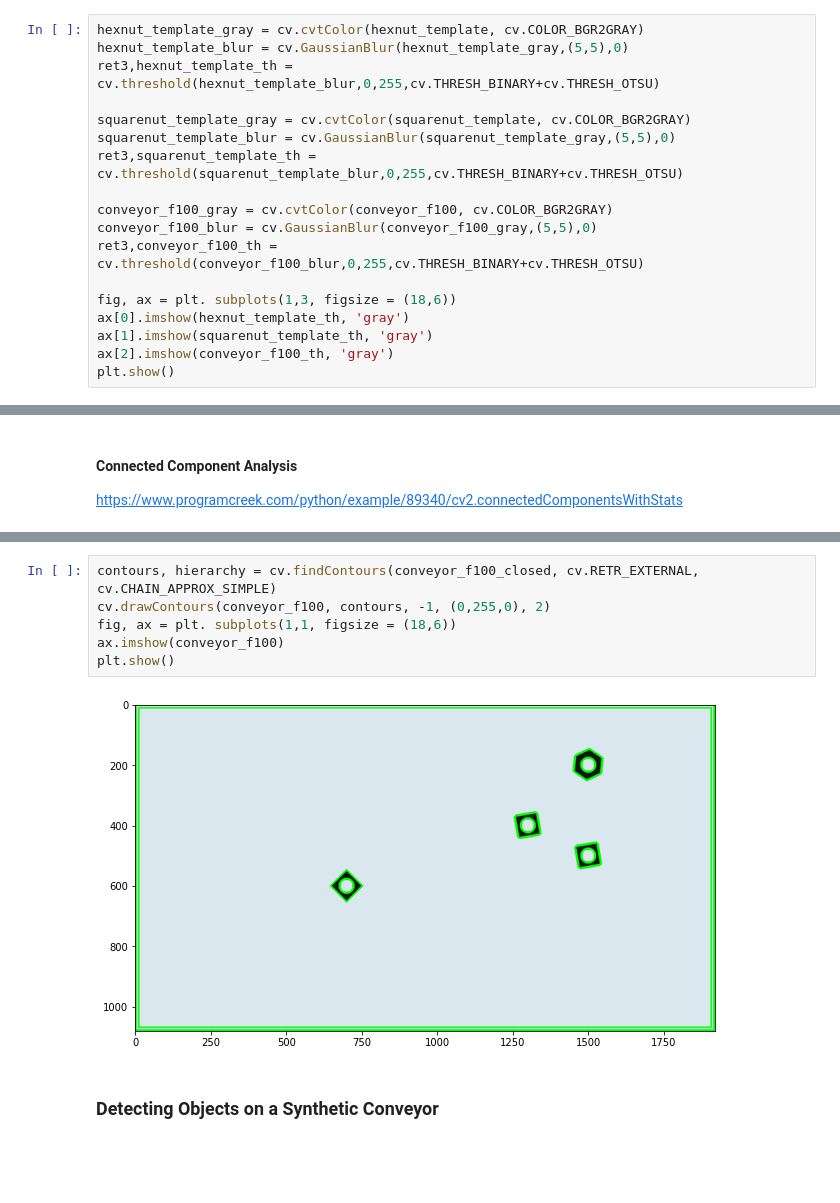
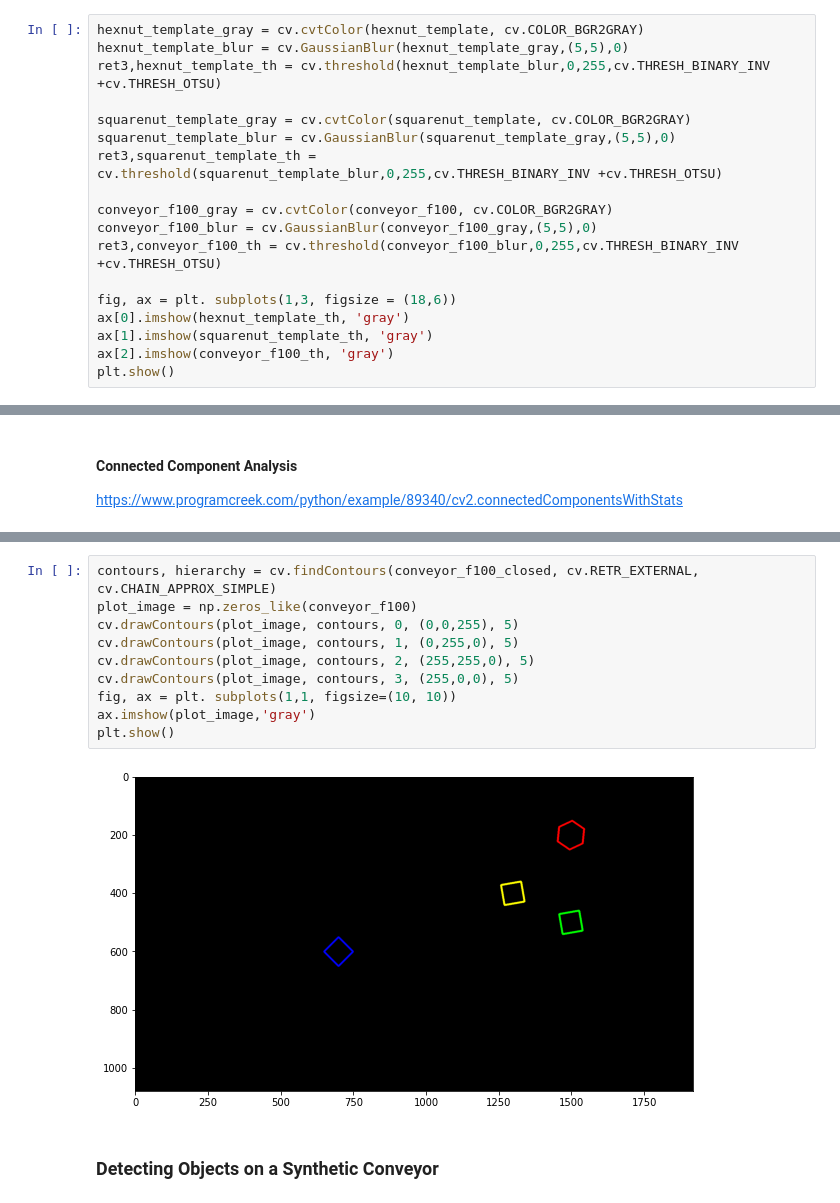
Before and after one commit to K-Thanushan/EN2550-Fundamentals-of-Image-Processing-and-Machine-Vision, a Jupyter notebook: Assignments/Assignment3/Assignment3_190621M.ipynb, the cells around one changed output, grey strips where cells are left out. Saved outputs shown, nothing was run; the diff lists cells and outputs as text; blank space fills up the shorter version.

```diff
--- a/Assignments/Assignment3/Assignment3_190621M.ipynb
+++ b/Assignments/Assignment3/Assignment3_190621M.ipynb
@@ -23,15 +25,15 @@ plt.show()
 # %%
 hexnut_template_gray = cv.cvtColor(hexnut_template, cv.COLOR_BGR2GRAY)
 hexnut_template_blur = cv.GaussianBlur(hexnut_template_gray,(5,5),0)
-ret3,hexnut_template_th = cv.threshold(hexnut_template_blur,0,255,cv.THRESH_BINARY+cv.THRESH_OTSU)
+ret3,hexnut_template_th = cv.threshold(hexnut_template_blur,0,255,cv.THRESH_BINARY_INV +cv.THRESH_OTSU)
 
 squarenut_template_gray = cv.cvtColor(squarenut_template, cv.COLOR_BGR2GRAY)
 squarenut_template_blur = cv.GaussianBlur(squarenut_template_gray,(5,5),0)
-ret3,squarenut_template_th = cv.threshold(squarenut_template_blur,0,255,cv.THRESH_BINARY+cv.THRESH_OTSU)
+ret3,squarenut_template_th = cv.threshold(squarenut_template_blur,0,255,cv.THRESH_BINARY_INV +cv.THRESH_OTSU)
 
 conveyor_f100_gray = cv.cvtColor(conveyor_f100, cv.COLOR_BGR2GRAY)
 conveyor_f100_blur = cv.GaussianBlur(conveyor_f100_gray,(5,5),0)
-ret3,conveyor_f100_th = cv.threshold(conveyor_f100_blur,0,255,cv.THRESH_BINARY+cv.THRESH_OTSU)
+ret3,conveyor_f100_th = cv.threshold(conveyor_f100_blur,0,255,cv.THRESH_BINARY_INV +cv.THRESH_OTSU)
 
 fig, ax = plt. subplots(1,3, figsize = (18,6))
 ax[0].imshow(hexnut_template_th, 'gray')
@@ -83,11 +90,15 @@ plt.show()
 # %%
 contours, hierarchy = cv.findContours(conveyor_f100_closed, cv.RETR_EXTERNAL, cv.CHAIN_APPROX_SIMPLE)
-cv.drawContours(conveyor_f100, contours, -1, (0,255,0), 2)
-fig, ax = plt. subplots(1,1, figsize = (18,6))
-ax.imshow(conveyor_f100)
+plot_image = np.zeros_like(conveyor_f100)
+cv.drawContours(plot_image, contours, 0, (0,0,255), 5)
+cv.drawContours(plot_image, contours, 1, (0,255,0), 5)
+cv.drawContours(plot_image, contours, 2, (255,255,0), 5)
+cv.drawContours(plot_image, contours, 3, (255,0,0), 5)
+fig, ax = plt. subplots(1,1, figsize=(10, 10))
+ax.imshow(plot_image,'gray')
 plt.show()
 # %% [output]
-[figure, old version]
+[figure, new version]
 # %% [markdown]
 ### Detecting Objects on a Synthetic Conveyor
 # %%
```
Also changed, not shown: parts of 5 cells of this notebook, 9 other files.
